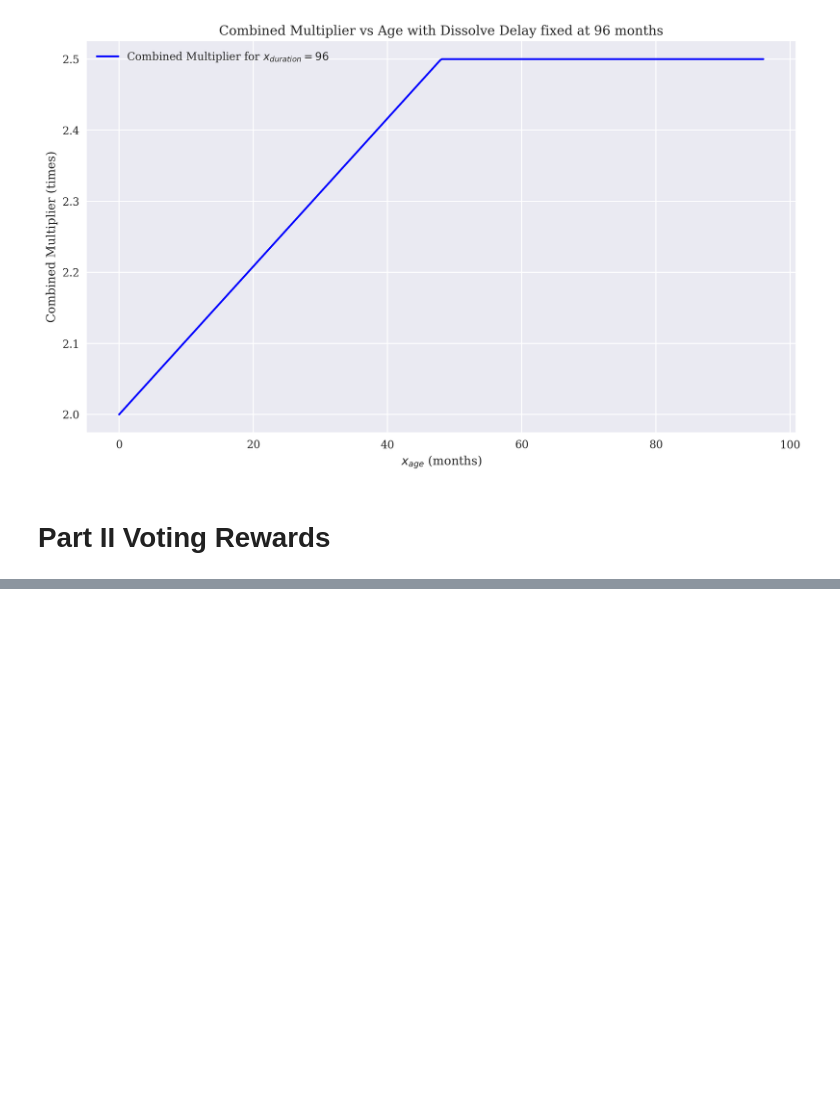
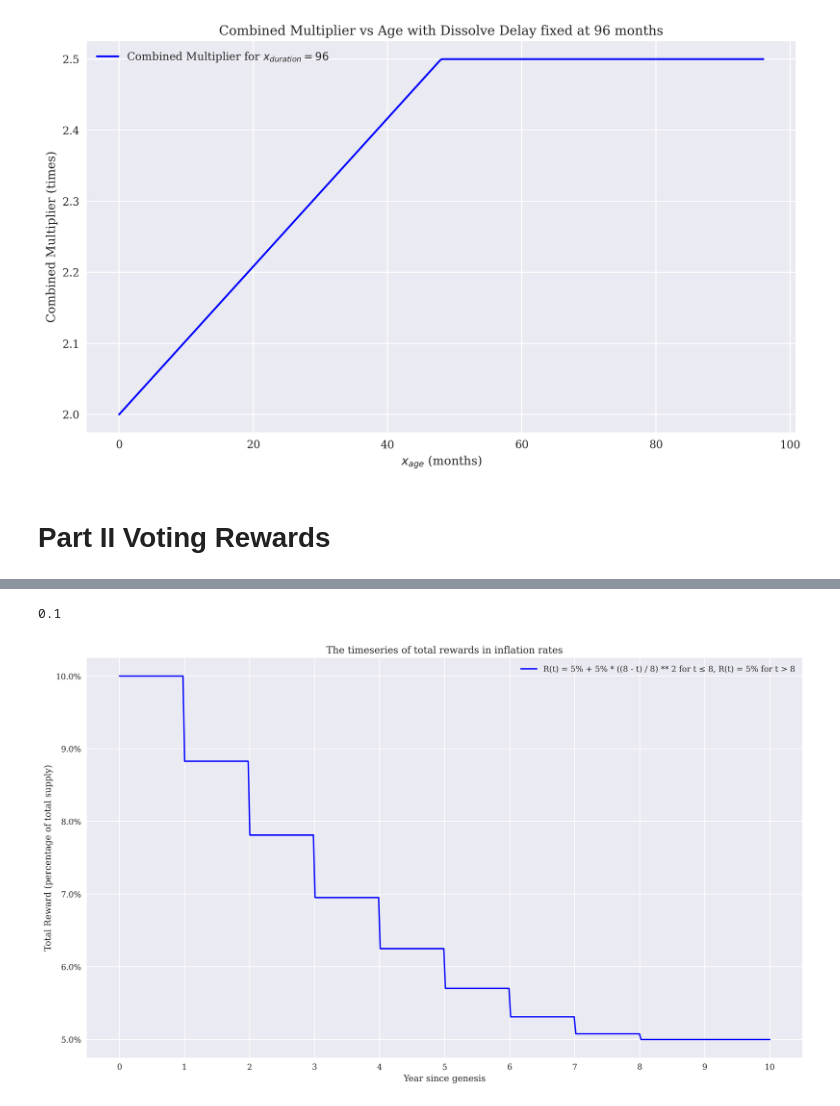
Before and after one commit to sunshineluyao/nns, a Jupyter notebook: NNS.ipynb, the cells around one changed output, grey strips where cells are left out. Cells and saved outputs as stored; diff of their text form; code cells hidden in the pictures; blank space fills up the shorter version.

```diff
--- a/NNS.ipynb
+++ b/NNS.ipynb
@@ -548,0 +597,79 @@ plt.show()
+# %%
+# @title Yearly Total Reward in Inflation Rate
+year_since_genesis = 0 # @param {type:"number"}
+
+def R(t):
+    # Check if the input is an integer and at least 1
+    if not isinstance(t, int) or t < 0:
+        return "Error: the input must be an integer at least as large as 1"
+
+    # If t is larger than 8, return 0.05
+    if t > 8:
+        return 0.05
+
+    # Otherwise, compute the function value
+    return 0.05 + 0.05 * ((8 - t) / 8) ** 2
+
+# Example usage:
+print(R(year_since_genesis))  # This will print the value of R(t) when t=4
+# %% [output]
+0.1
+# %%
+import numpy as np
+import matplotlib.pyplot as plt
+from mpl_toolkits.mplot3d import Axes3D
+from matplotlib.ticker import PercentFormatter
+
+# Set the style to 'seaborn'
+plt.style.use('seaborn')
+
+# Define the aspect ratio and resolution
+width = 16  # Width of the figure
+height = 9  # Height of the figure
+dpi = 300  # Dots per inch, for high resolution
+
+# Set the font to 'Computer Modern'
+plt.rcParams['font.family'] = 'serif'
+plt.rcParams['font.serif'] = ['Computer Modern'] + plt.rcParams['font.serif']
+
+# Create a new figure with the specified size
+fig = plt.figure(figsize=(width, height), dpi=dpi)
+
+def R(t):
+    # Check if the input is an integer and at least 1
+    if not isinstance(t, int) or t < 0:
+        return "Error: the input must be an integer at least as large as 1"
+
+    # If t is larger than 8, return 0.05
+    if t > 8:
+        return 0.05
+
+    # Otherwise, compute the function value
+    return 0.05 + 0.05 * ((8 - t) / 8) ** 2
+
+# Generate values for t from 0 to 10 to demonstrate the function behavior
+t_values = np.linspace(0, 10, 400)
+R_values = [R(int(t)) if isinstance(R(int(t)), float) else np.nan for t in t_values]
+
+# Plotting the function
+plt.plot(t_values, R_values, label='R(t) = 5% + 5% * ((8 - t) / 8) ** 2 for t ≤ 8, R(t) = 5% for t > 8', color='blue')
+plt.xlabel('Year since genesis')
+plt.ylabel('Total Reward (percentage of total supply)')
+plt.title('The timeseries of total rewards in inflation rates')
+plt.legend()
+plt.grid(True)
+
+# Set x-ticks for each integer value
+plt.xticks(np.arange(0, 11, 1))
+
+
+# Format y-axis as percentage
+plt.gca().yaxis.set_major_formatter(PercentFormatter(1))
+
+# Save the figure in high resolution
+fig.savefig("total_reward.png", dpi=dpi)
+
+# Display the plot
+plt.show()
+# %% [output]
+[figure, added]
```
Also changed, not shown: parts of 18 cells of this notebook.
